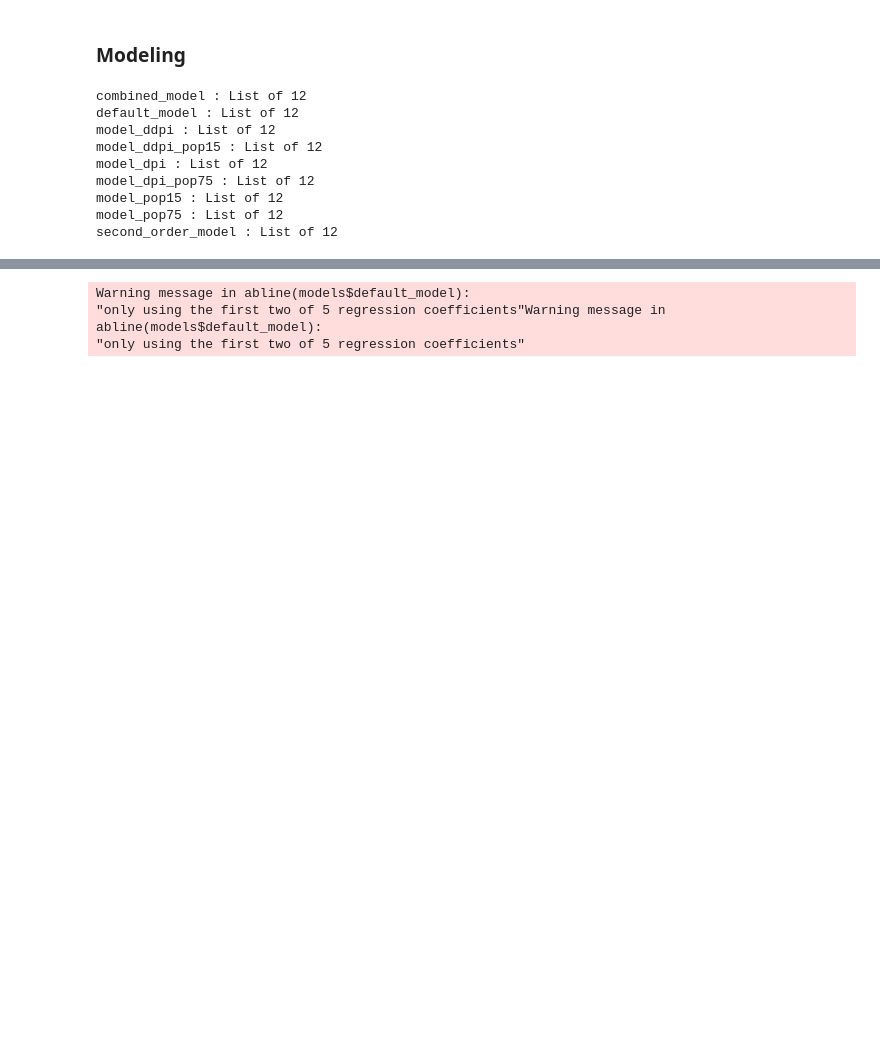
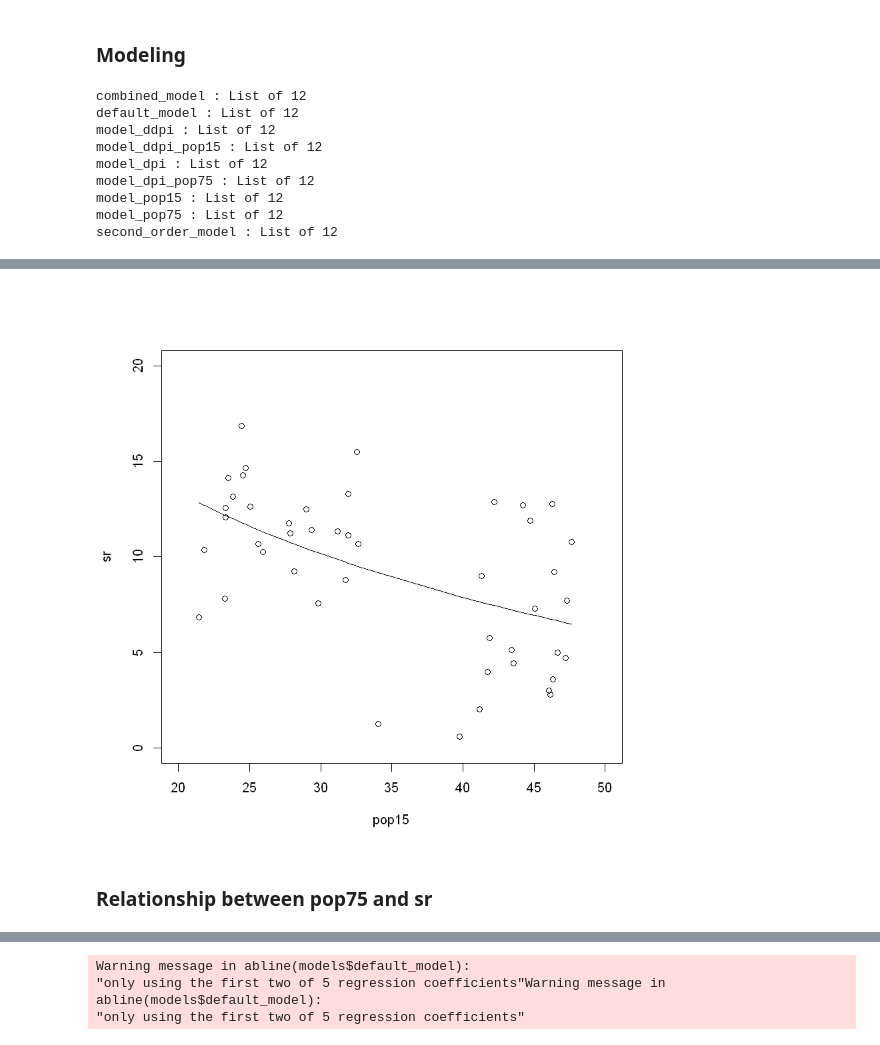
Before and after one commit to mafrasiabi/EPFL-Applied-Biostatistics, a Jupyter notebook: Assignment 1.ipynb, the cells around one changed output, grey strips where cells are left out. Cells and saved outputs as stored; diff of their text form; code cells hidden in the pictures; blank space fills up the shorter version.

```diff
--- a/Assignment 1.ipynb
+++ b/Assignment 1.ipynb
@@ -168,0 +215,3 @@ second_order_model : List of 12
+# %%
+models$model_pop15 = lm(sr ~ log(pop15), data = LifeCycleSavings)
+summary(models$model_pop15)
@@ -168,0 +236,10 @@ second_order_model : List of 12
+# %%
+newdat = data.frame(sr, pop15)
+newdat = newdat[order(pop15),]
+pred = predict(models$model_pop15, newdata = newdat)
+plot(sr ~ pop15, xlim = c(20, 50), ylim = c(0, 20))
+with(newdat, lines(x = pop15, y = pred))
+# %% [output]
+[figure, added]
+# %% [markdown]
+### Relationship between pop75 and sr
```
Also changed, not shown: parts of 33 cells of this notebook.
